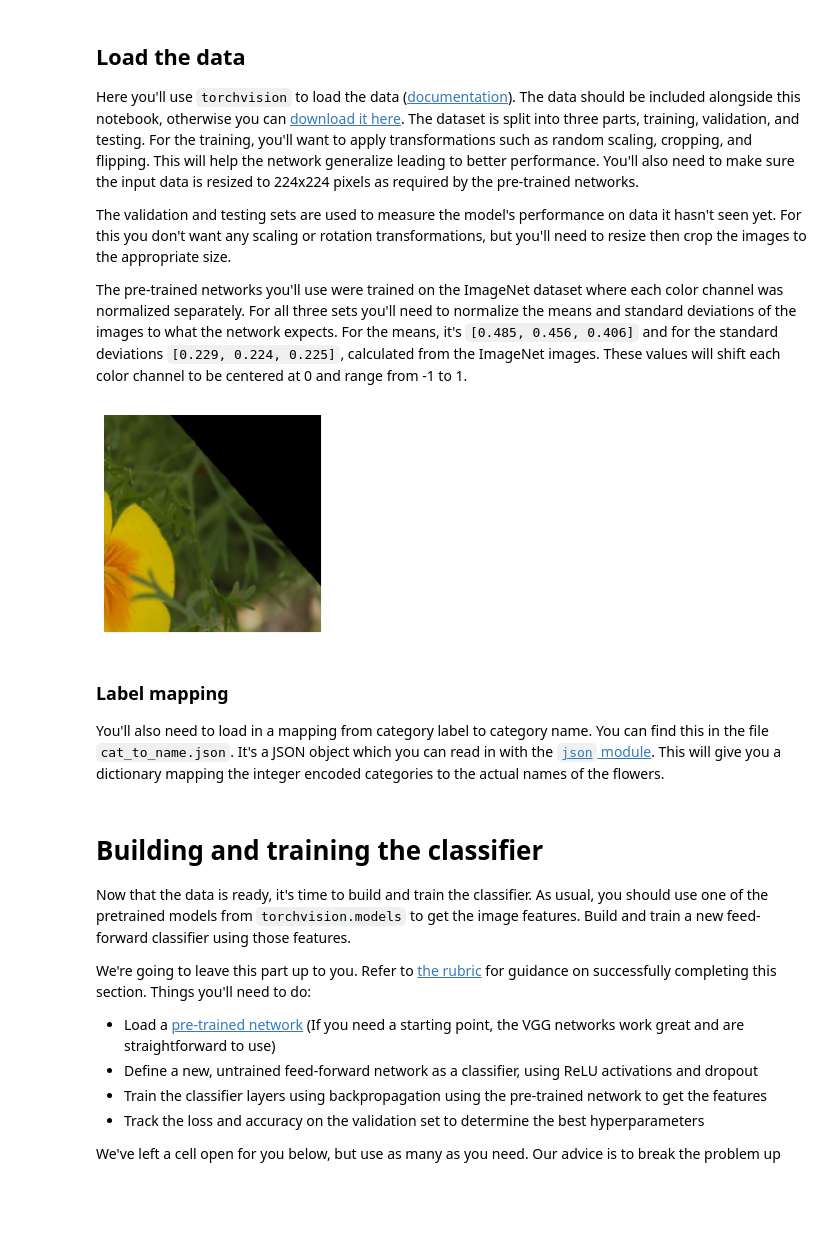
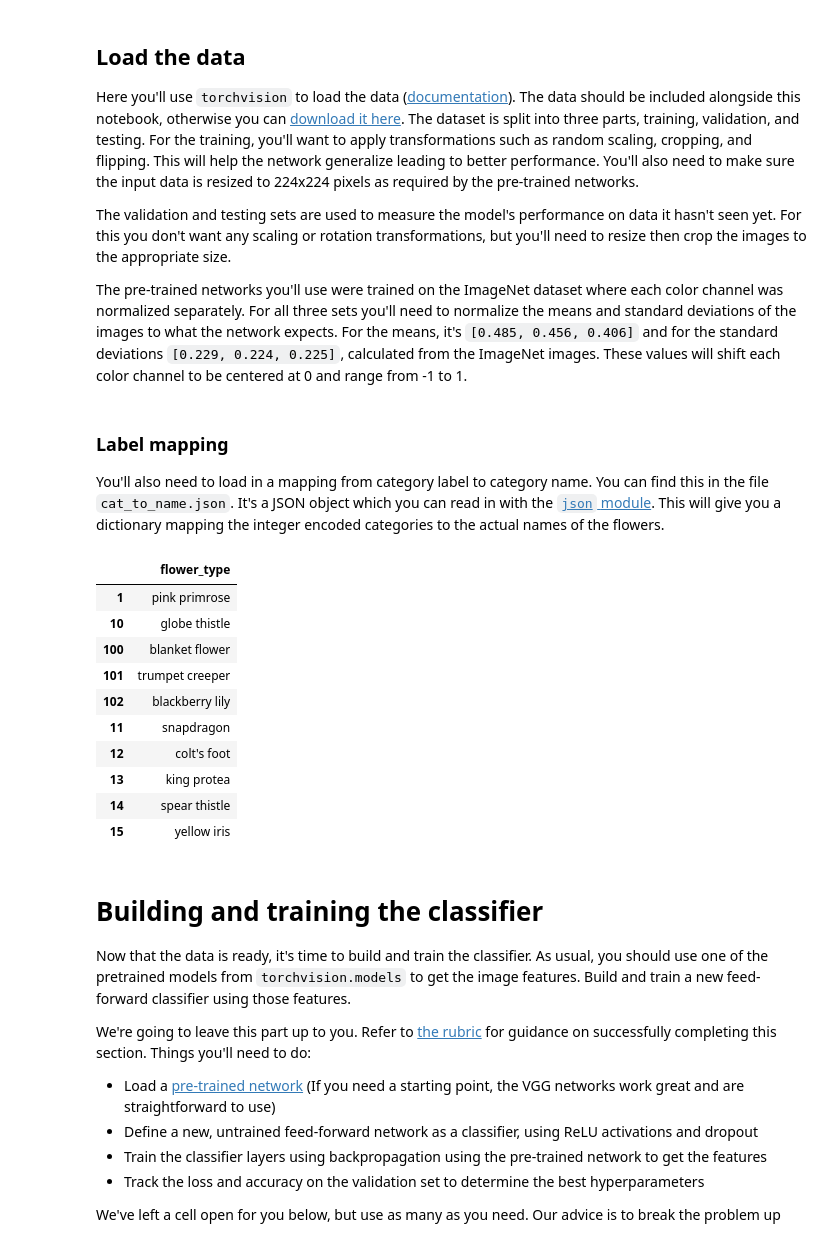
Before and after one commit to DennisEduardo/UdacityProject, a Jupyter notebook: Image Classifier Project.ipynb, the cells around one changed output. Drawn from its saved outputs; the diff is of its cells as text; code cells hidden in the pictures; blank space fills up the shorter version.

```diff
--- a/Image Classifier Project.ipynb
+++ b/Image Classifier Project.ipynb
@@ -88,25 +57,0 @@ validloader = torch.utils.data.DataLoader(valid_data, batch_size=64)
-# %%
-# look the image ;)
-images, labels = next(iter(trainloader))
-
-fig, ax = plt.subplots()
-image = images[0].numpy().transpose((1, 2, 0))
-
-mean = np.array([0.485, 0.456, 0.406])
-std = np.array([0.229, 0.224, 0.225])
-image = std * image + mean
-image = np.clip(image, 0, 1)
-
-ax.imshow(image)
-ax.spines['top'].set_visible(False)
-ax.spines['right'].set_visible(False)
-ax.spines['left'].set_visible(False)
-ax.spines['bottom'].set_visible(False)
-ax.tick_params(axis='both', length=0)
-ax.set_xticklabels('')
-ax.set_yticklabels('')
-
-plt.show()
-plt.close()
-# %% [output]
-[figure, removed]
@@ -117,6 +100,22 @@ You'll also need to load in a mapping from category label to category name. You
 # %%
 with open('cat_to_name.json', 'r') as f:
     cat_to_name = json.load(f)
+
+# Quick check
+df = pd.DataFrame({'flower_type': cat_to_name})
+df[:10]
+# %% [output]
+|  | flower_type |
+| 1 | pink primrose |
+| 10 | globe thistle |
+| 100 | blanket flower |
+| 101 | trumpet creeper |
+| 102 | blackberry lily |
+| 11 | snapdragon |
+| 12 | colt's foot |
+| 13 | king protea |
+| 14 | spear thistle |
+| 15 | yellow iris |
 # %% [markdown]
 # Building and training the classifier
 
```
Also changed, not shown: parts of 35 cells of this notebook.
